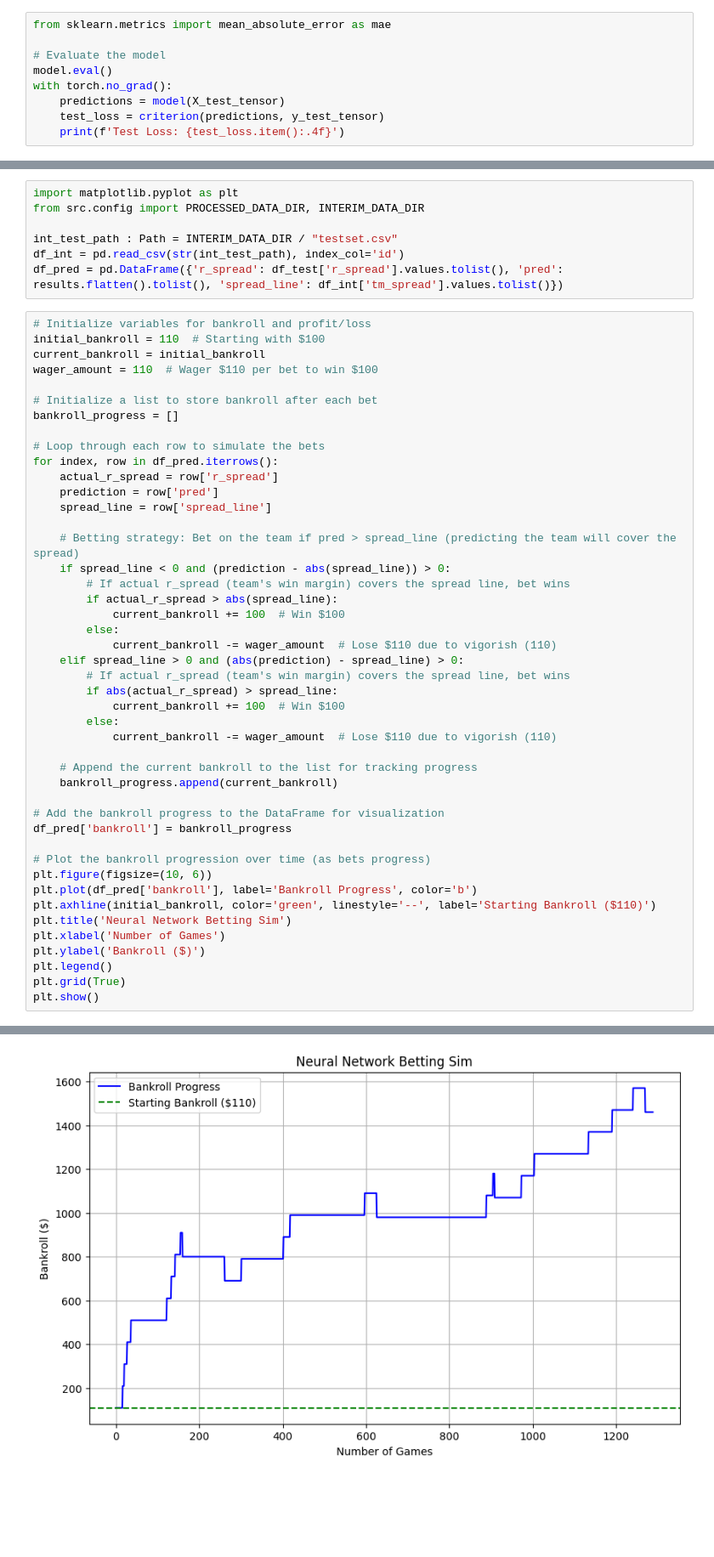
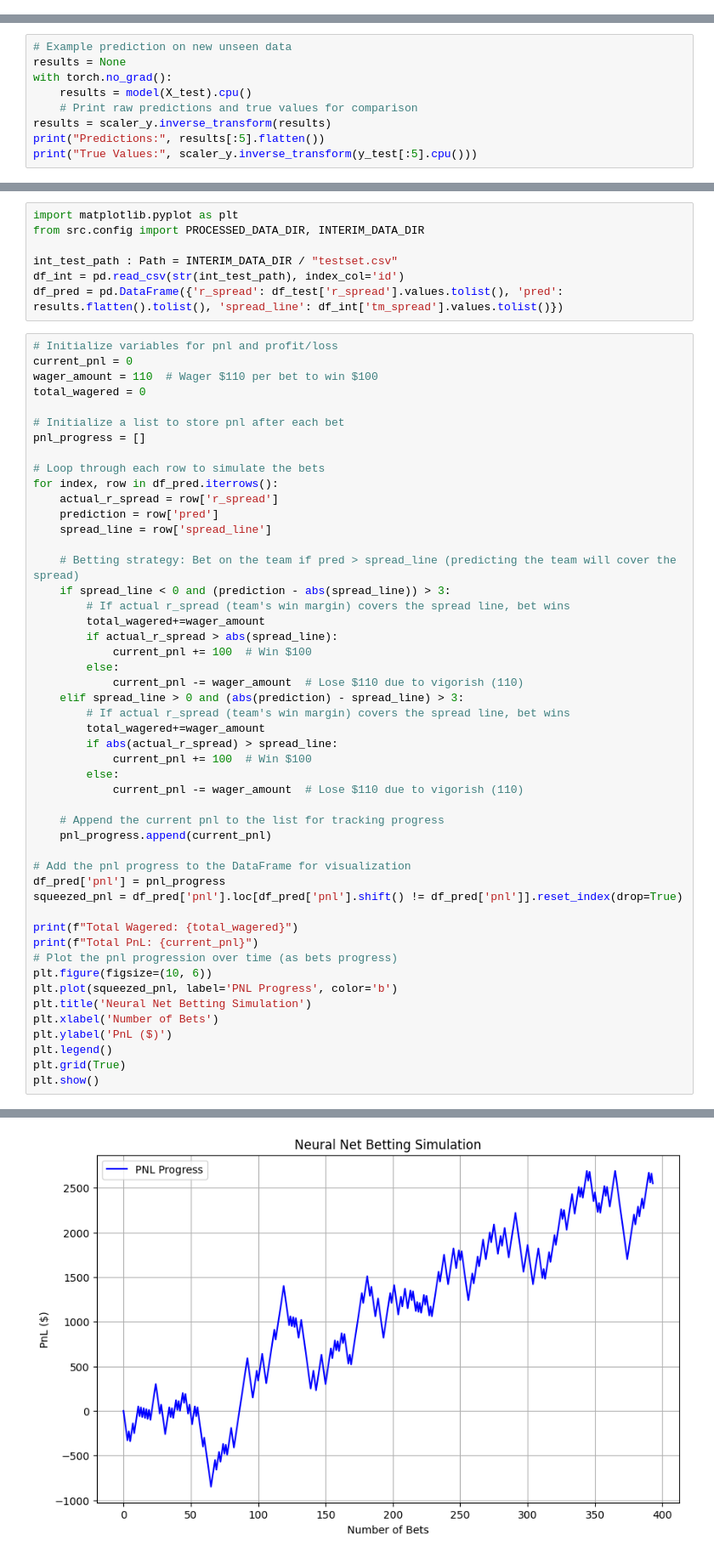
Before and after one commit to harshavardhan-patil/dont-bet-on-sports, a Jupyter notebook: notebooks/modeling.ipynb, the cells around one changed output, grey strips where cells are left out. Shown at 85% size. Saved outputs shown, nothing was run; the diff lists cells and outputs as text; blank space fills up the shorter version.

Commit message:
Fine tuned neural net

```diff
--- a/notebooks/modeling.ipynb
+++ b/notebooks/modeling.ipynb
@@ -130,9 +71,0 @@ for epoch in range(epochs):
-# %%
-from sklearn.metrics import mean_absolute_error as mae
-
-# Evaluate the model
-model.eval()
-with torch.no_grad():
-    predictions = model(X_test_tensor)
-    test_loss = criterion(predictions, y_test_tensor)
-    print(f'Test Loss: {test_loss.item():.4f}')
@@ -146,0 +196,9 @@ with torch.no_grad():
+# %%
+# Example prediction on new unseen data
+results = None
+with torch.no_grad():
+    results = model(X_test).cpu()
+    # Print raw predictions and true values for comparison
+results = scaler_y.inverse_transform(results)
+print("Predictions:", results[:5].flatten())
+print("True Values:", scaler_y.inverse_transform(y_test[:5].cpu()))
@@ -152,13 +222,13 @@ int_test_path : Path = INTERIM_DATA_DIR / "testset.csv"
 df_int = pd.read_csv(str(int_test_path), index_col='id')
 df_pred = pd.DataFrame({'r_spread': df_test['r_spread'].values.tolist(), 'pred': results.flatten().tolist(), 'spread_line': df_int['tm_spread'].values.tolist()})
 # %%
-# Initialize variables for bankroll and profit/loss
-initial_bankroll = 110  # Starting with $100
-current_bankroll = initial_bankroll
+# Initialize variables for pnl and profit/loss
+current_pnl = 0
 wager_amount = 110  # Wager $110 per bet to win $100
+total_wagered = 0
 
-# Initialize a list to store bankroll after each bet
-bankroll_progress = []
+# Initialize a list to store pnl after each bet
+pnl_progress = []
 
 # Loop through each row to simulate the bets
 for index, row in df_pred.iterrows():
@@ -167,32 +237,36 @@ for index, row in df_pred.iterrows():
     spread_line = row['spread_line']
 
     # Betting strategy: Bet on the team if pred > spread_line (predicting the team will cover the spread)
-    if spread_line < 0 and (prediction - abs(spread_line)) > 0:
+    if spread_line < 0 and (prediction - abs(spread_line)) > 3:
         # If actual r_spread (team's win margin) covers the spread line, bet wins
+        total_wagered+=wager_amount
         if actual_r_spread > abs(spread_line):
-            current_bankroll += 100  # Win $100
+            current_pnl += 100  # Win $100
         else:
-            current_bankroll -= wager_amount  # Lose $110 due to vigorish (110)
-    elif spread_line > 0 and (abs(prediction) - spread_line) > 0:
+            current_pnl -= wager_amount  # Lose $110 due to vigorish (110)
+    elif spread_line > 0 and (abs(prediction) - spread_line) > 3:
         # If actual r_spread (team's win margin) covers the spread line, bet wins
+        total_wagered+=wager_amount
         if abs(actual_r_spread) > spread_line:
-            current_bankroll += 100  # Win $100
+            current_pnl += 100  # Win $100
         else:
-            current_bankroll -= wager_amount  # Lose $110 due to vigorish (110)
+            current_pnl -= wager_amount  # Lose $110 due to vigorish (110)
 
-    # Append the current bankroll to the list for tracking progress
-    bankroll_progress.append(current_bankroll)
+    # Append the current pnl to the list for tracking progress
+    pnl_progress.append(current_pnl)
 
-# Add the bankroll progress to the DataFrame for visualization
-df_pred['bankroll'] = bankroll_progress
+# Add the pnl progress to the DataFrame for visualization
+df_pred['pnl'] = pnl_progress
+squeezed_pnl = df_pred['pnl'].loc[df_pred['pnl'].shift() != df_pred['pnl']].reset_index(drop=True)
 
-# Plot the bankroll progression over time (as bets progress)
+print(f"Total Wagered: {total_wagered}")
+print(f"Total PnL: {current_pnl}")
+# Plot the pnl progression over time (as bets progress)
 plt.figure(figsize=(10, 6))
-plt.plot(df_pred['bankroll'], label='Bankroll Progress', color='b')
-plt.axhline(initial_bankroll, color='green', linestyle='--', label='Starting Bankroll ($110)')
-plt.title('Neural Network Betting Sim')
-plt.xlabel('Number of Games')
-plt.ylabel('Bankroll ($)')
+plt.plot(squeezed_pnl, label='PNL Progress', color='b')
+plt.title('Neural Net Betting Simulation')
+plt.xlabel('Number of Bets')
+plt.ylabel('PnL ($)')
 plt.legend()
 plt.grid(True)
 plt.show()
@@ -200 +276 @@ plt.show()
-[figure, old version]
+[figure, new version]
```
Also changed, not shown: parts of 8 cells of this notebook, 1 other file.
